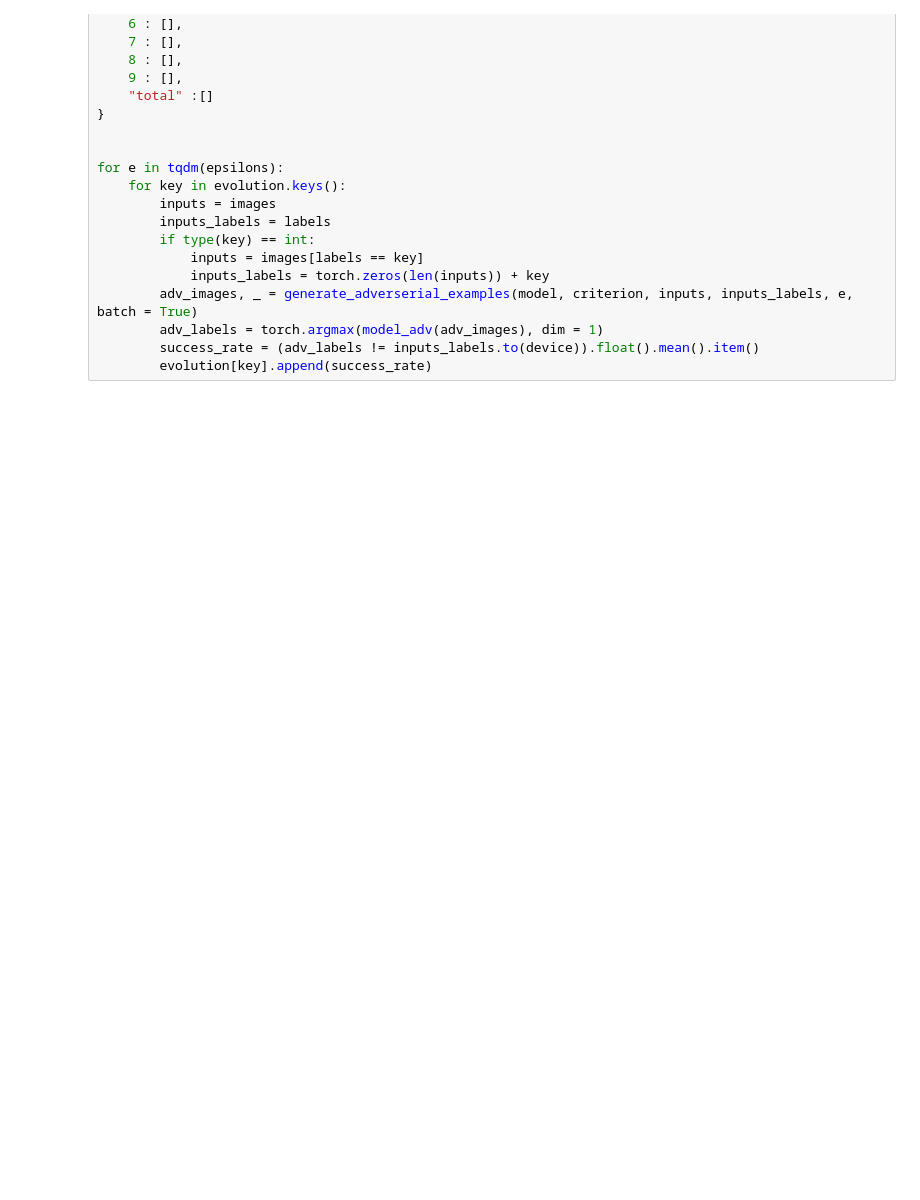
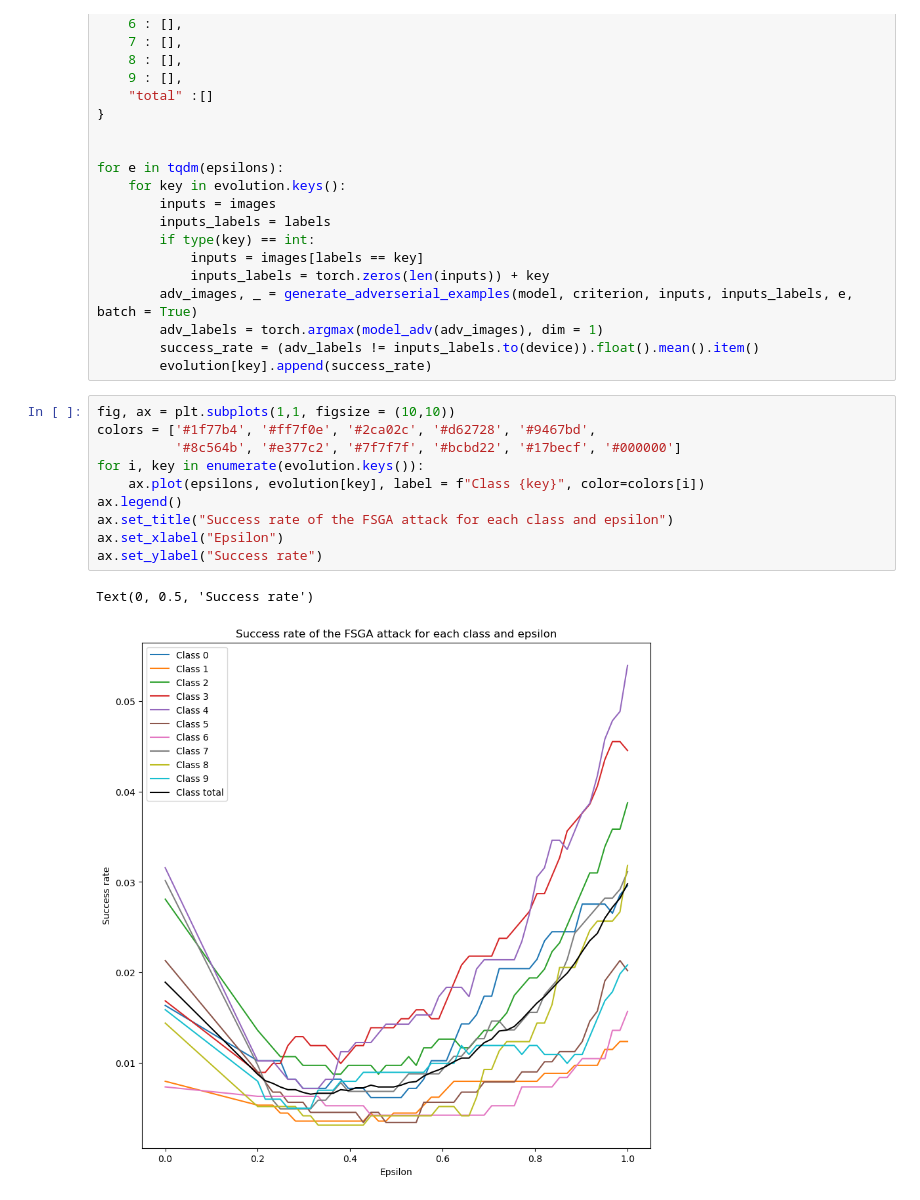
Before and after one commit to abelmaxv/ARIA-image-devoir, a Jupyter notebook: devoir.ipynb, the cells around one changed output. Cells and saved outputs as stored; diff of their text form; blank space fills up the shorter version.

```diff
--- a/devoir.ipynb
+++ b/devoir.ipynb
@@ -554,3 +554,16 @@ for e in tqdm(epsilons):
         adv_labels = torch.argmax(model_adv(adv_images), dim = 1)
         success_rate = (adv_labels != inputs_labels.to(device)).float().mean().item()
         evolution[key].append(success_rate)
+# %%
+fig, ax = plt.subplots(1,1, figsize = (10,10))
+colors = ['#1f77b4', '#ff7f0e', '#2ca02c', '#d62728', '#9467bd',
+          '#8c564b', '#e377c2', '#7f7f7f', '#bcbd22', '#17becf', '#000000']
+for i, key in enumerate(evolution.keys()):
+    ax.plot(epsilons, evolution[key], label = f"Class {key}", color=colors[i])
+ax.legend()
+ax.set_title("Success rate of the FSGA attack for each class and epsilon")
+ax.set_xlabel("Epsilon")
+ax.set_ylabel("Success rate")
+# %% [output]
+Text(0, 0.5, 'Success rate')
+[figure, added]
```
